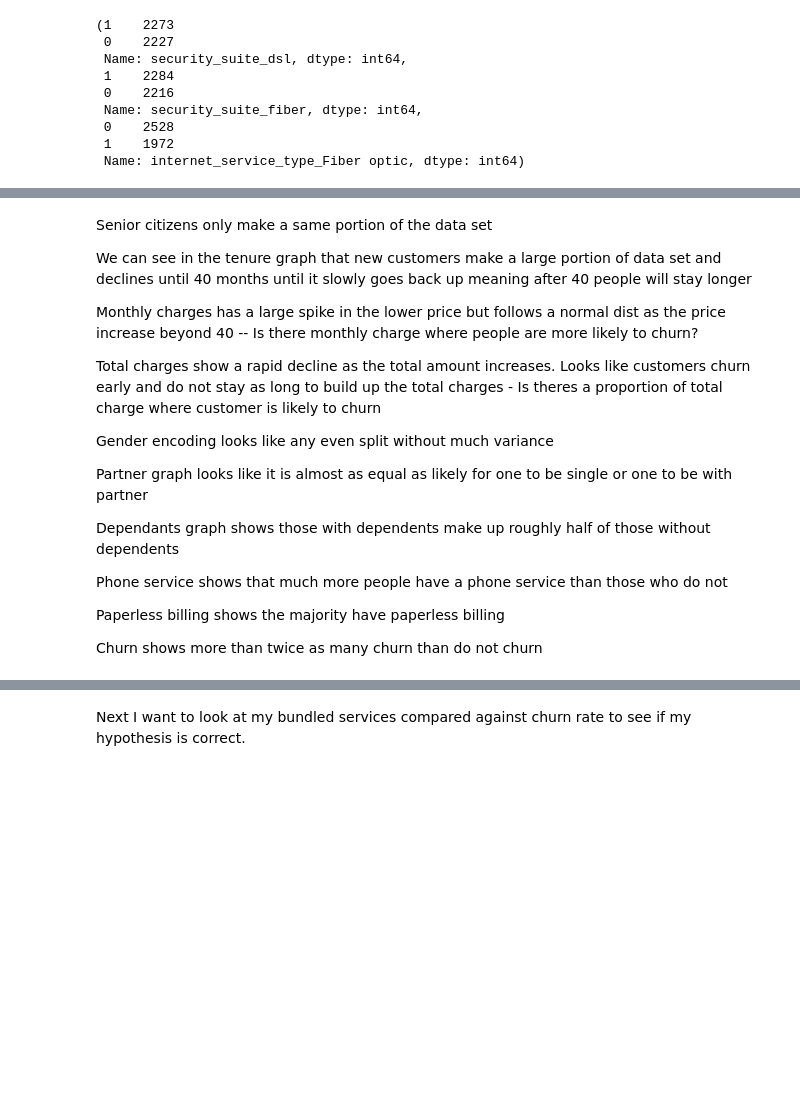
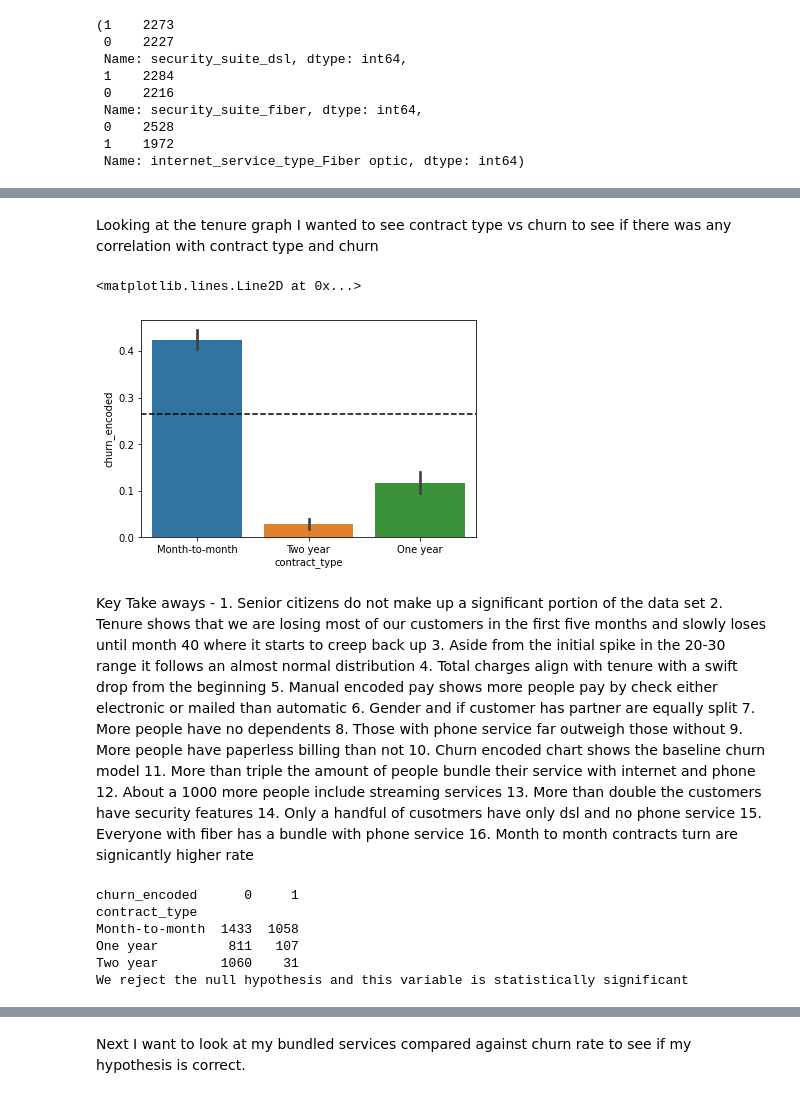
Before and after one commit to JaradAng/Classification-Project---Churn-Prediction, a Jupyter notebook: classification_project_telco_progress.ipynb, the cells around one changed output, grey strips where cells are left out. Cells and saved outputs as stored; diff of their text form; code cells hidden in the pictures; blank space fills up the shorter version.

Commit message:
Updated models to the working books and added more exploration

```diff
--- a/classification_project_telco_progress.ipynb
+++ b/classification_project_telco_progress.ipynb
@@ -164,23 +170,52 @@ for col in num_cols:
-# %% [markdown]
-Senior citizens only make a same portion of the data set
-
-We can see in the tenure graph that new customers make a large portion of data set and declines until 40 months until it slowly goes back up meaning after 40 people will stay longer
-
-Monthly charges has a large spike in the lower price but follows a normal dist as the price increase beyond 40 -- Is there monthly charge where people are more likely to churn?
-
-Total charges show a rapid decline as the total amount increases. Looks like customers churn early and do not stay as long to build up the total charges - Is theres a proportion of total charge where customer is likely to churn
-
-Gender encoding looks like any even split without much variance
-
-Partner graph looks like it is almost as equal as likely for one to be single or one to be with partner
-
-Dependants graph shows those with dependents make up roughly half of those without dependents
-
-Phone service shows that much more people have a phone service than those who do not
-
-Paperless billing shows the majority have paperless billing
-
-Churn shows more than twice as many churn than do not churn
+# %% [markdown]
+Looking at the tenure graph I wanted to see contract type vs churn to see if there was any correlation with contract type and churn
+# %%
+sns.barplot('contract_type', 'churn_encoded', data=telco_train)
+plt.axhline(telco_train.churn_encoded.mean(), ls = '--', color = 'black')
+# %% [output]
+<matplotlib.lines.Line2D at 0x...>
+[figure, added]
+# %% [markdown]
+Key Take aways -
+	1. Senior citizens do not make up a significant portion of the data set
+	2. Tenure shows that we are losing most of our customers in the first five months and slowly loses until month 40 where it starts to 	     creep back up
+	3.  Aside from the initial spike in the 20-30 range it follows an almost  normal  distribution
+	4. Total charges align with tenure with a swift drop from the beginning
+	5. Manual encoded pay shows more people pay by check either electronic or mailed than automatic
+	6. Gender and if customer has partner are equally split
+	7. More people have no dependents
+	8. Those with phone service far outweigh those without
+	9. More people have paperless billing than not
+	10. Churn encoded chart shows the baseline churn model
+	11. More than triple the amount of people bundle their service with internet and phone
+	12. About a 1000 more people include streaming services
+	13. More than double the customers have security features
+	14. Only a handful of cusotmers have only dsl and no phone service
+	15. Everyone with fiber has a bundle with phone service
+	16. Month to month contracts turn are signicantly higher rate
+# %%
+contract_stat = pd.crosstab(telco_train.contract_type, telco_train.churn_encoded)
+
+print(contract_stat)
+
+a = 0.05
+
+chi2, p, degf, expected = stats.chi2_contingency(contract_stat)
+
+chi2, p
+
+
+if p < a:
+    print("We reject the null hypothesis and this variable is statistically significant")
+else:
+    print("We fail to reject the null hypothesis and this feature is not statisitcally significant")
+# %% [output]
+churn_encoded      0     1
+contract_type
+Month-to-month  1433  1058
+One year         811   107
+Two year        1060    31
+We reject the null hypothesis and this variable is statistically significant
 # %%
 telco_train.describe()
 # %% [output]
```
Also changed, not shown: parts of 49 cells of this notebook.
